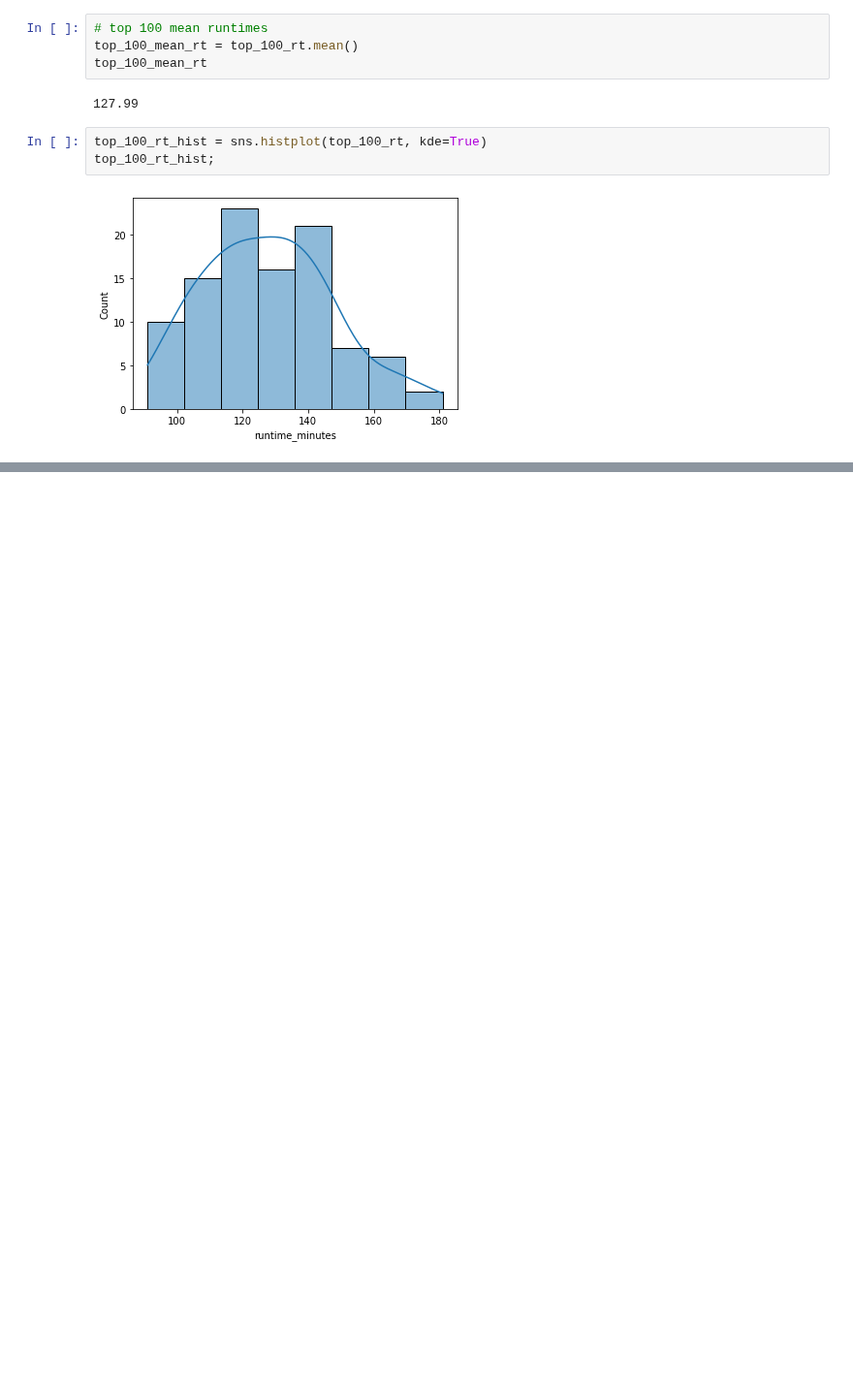
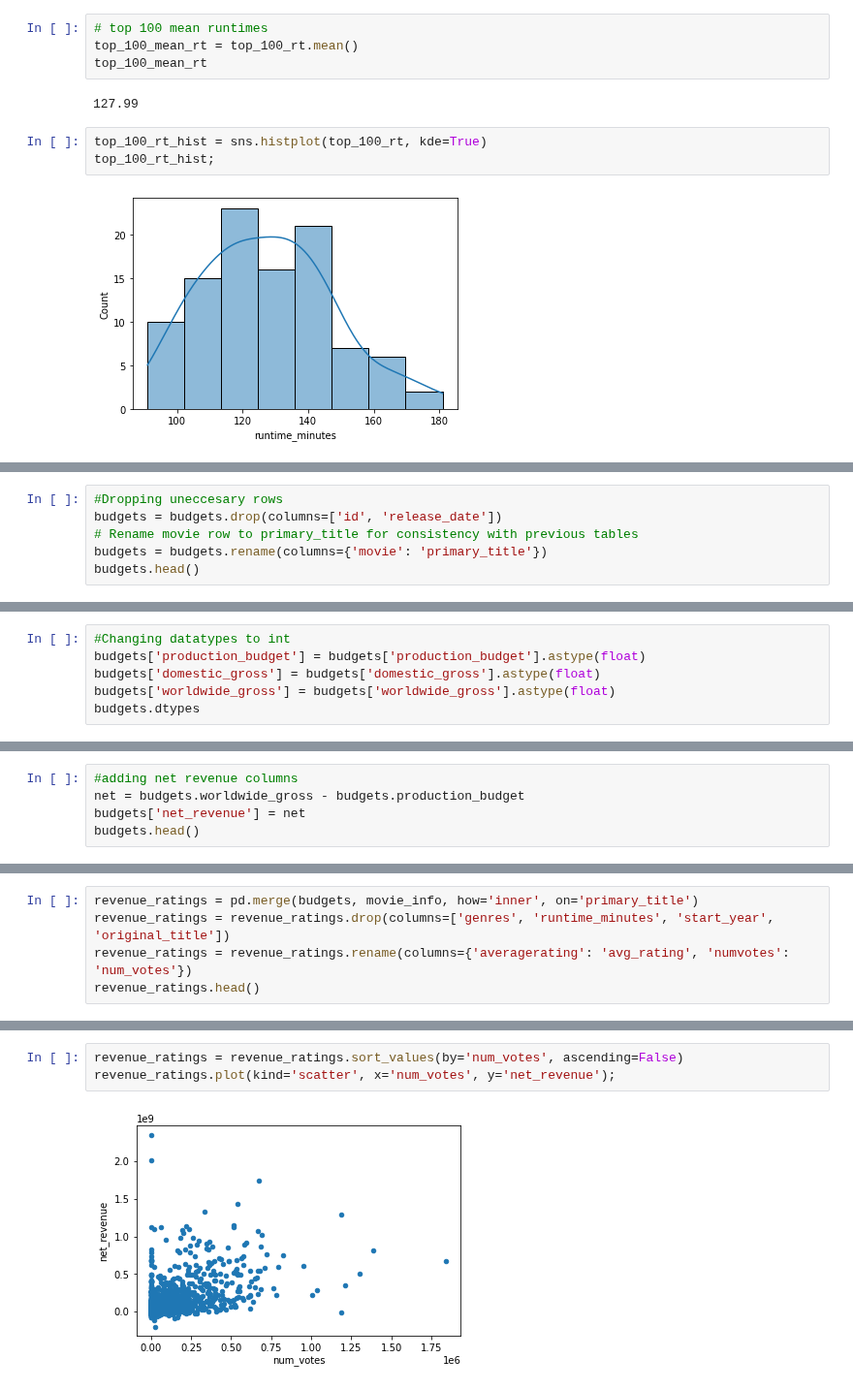
Before and after one commit to reboyce/Gilbert-Team-Repo, a Jupyter notebook: Notebooks/Chris Notebook.ipynb, the cells around one changed output, grey strips where cells are left out. Shown at 97% size. Saved outputs shown, nothing was run; the diff lists cells and outputs as text; blank space fills up the shorter version.

```diff
--- a/Notebooks/Chris Notebook.ipynb
+++ b/Notebooks/Chris Notebook.ipynb
@@ -258,0 +326,6 @@ top_100_rt_hist;
+# %%
+#Dropping uneccesary rows
+budgets = budgets.drop(columns=['id', 'release_date'])
+# Rename movie row to primary_title for consistency with previous tables
+budgets = budgets.rename(columns={'movie': 'primary_title'})
+budgets.head()
@@ -258,0 +348,6 @@ top_100_rt_hist;
+# %%
+#Changing datatypes to int
+budgets['production_budget'] = budgets['production_budget'].astype(float)
+budgets['domestic_gross'] = budgets['domestic_gross'].astype(float)
+budgets['worldwide_gross'] = budgets['worldwide_gross'].astype(float)
+budgets.dtypes
@@ -258,0 +360,5 @@ top_100_rt_hist;
+# %%
+#adding net revenue columns
+net = budgets.worldwide_gross - budgets.production_budget
+budgets['net_revenue'] = net
+budgets.head()
@@ -258,0 +397,5 @@ top_100_rt_hist;
+# %%
+revenue_ratings = pd.merge(budgets, movie_info, how='inner', on='primary_title')
+revenue_ratings = revenue_ratings.drop(columns=['genres', 'runtime_minutes', 'start_year', 'original_title'])
+revenue_ratings = revenue_ratings.rename(columns={'averagerating': 'avg_rating', 'numvotes': 'num_votes'})
+revenue_ratings.head()
@@ -258,0 +409,5 @@ top_100_rt_hist;
+# %%
+revenue_ratings = revenue_ratings.sort_values(by='num_votes', ascending=False)
+revenue_ratings.plot(kind='scatter', x='num_votes', y='net_revenue');
+# %% [output]
+[figure, added]
```
Also changed, not shown: parts of 30 cells of this notebook.
